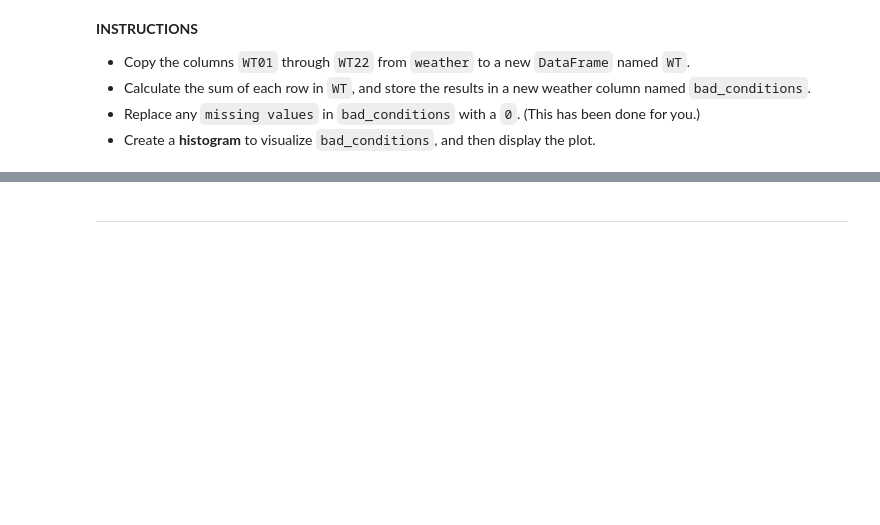
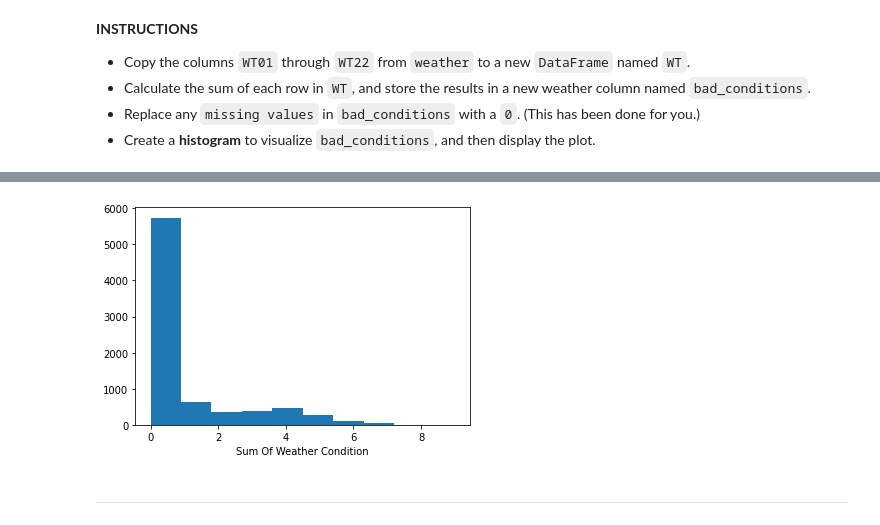
Before and after one commit to Ertugrul-Kurubal/Data-Analysis-With-Python-Projects, a Jupyter notebook: 04-Analyzing The Effect Of Weather On Policing (Student).ipynb, the cells around one changed output, grey strips where cells are left out. Cells and saved outputs as stored; diff of their text form; code cells hidden in the pictures; blank space fills up the shorter version.

Commit message:
Analyzing Weathers Effect

```diff
--- a/04-Analyzing The Effect Of Weather On Policing (Student).ipynb
+++ b/04-Analyzing The Effect Of Weather On Policing (Student).ipynb
@@ -167,3 +167,6 @@ In this exercise, you'll quantify ``"how bad"`` the weather was each day by coun
 *   Calculate the sum of each row in ``WT``, and store the results in a new weather column named ``bad_conditions``.
 *   Replace any ``missing values`` in ``bad_conditions`` with a ``0``. (This has been done for you.)
 *   Create a **histogram** to visualize ``bad_conditions``, and then display the plot.
+# %%
+WT = df.loc[0:,"WT01":"WT22"]
+WT
@@ -169,0 +187,3 @@ In this exercise, you'll quantify ``"how bad"`` the weather was each day by coun
+# %%
+WT["bad_conditions"] = WT.sum(axis=1)
+WT["bad_conditions"]
@@ -170,3 +203,9 @@ In this exercise, you'll quantify ``"how bad"`` the weather was each day by coun
+# %%
+fig, ax = plt.subplots()
+ax.hist(WT["bad_conditions"])
+ax.set_xlabel("Sum Of Weather Condition");
+# %% [output]
+[figure, added]
 # %% [markdown]
 ***
 # %% [markdown]
```
Also changed, not shown: parts of 16 cells of this notebook.
